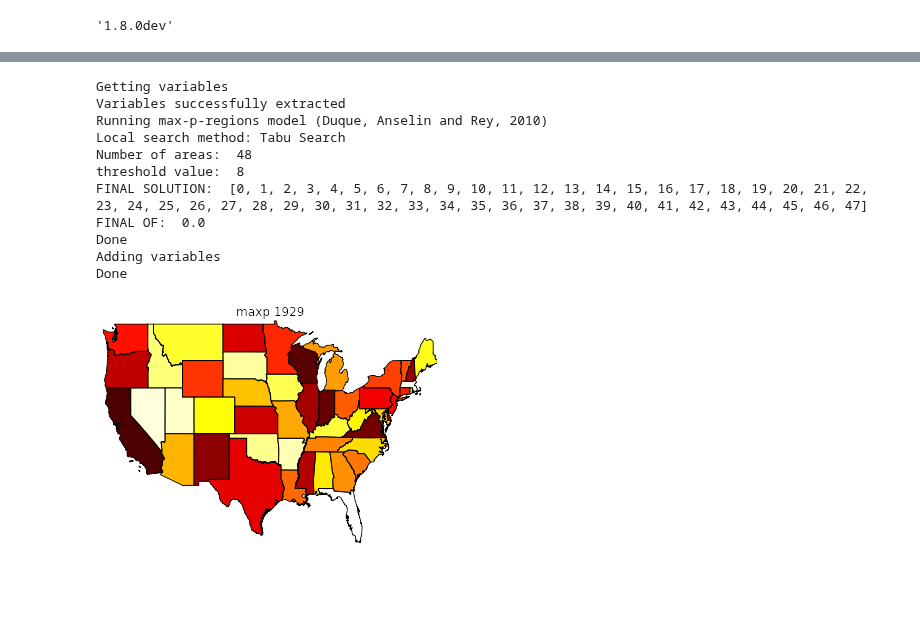
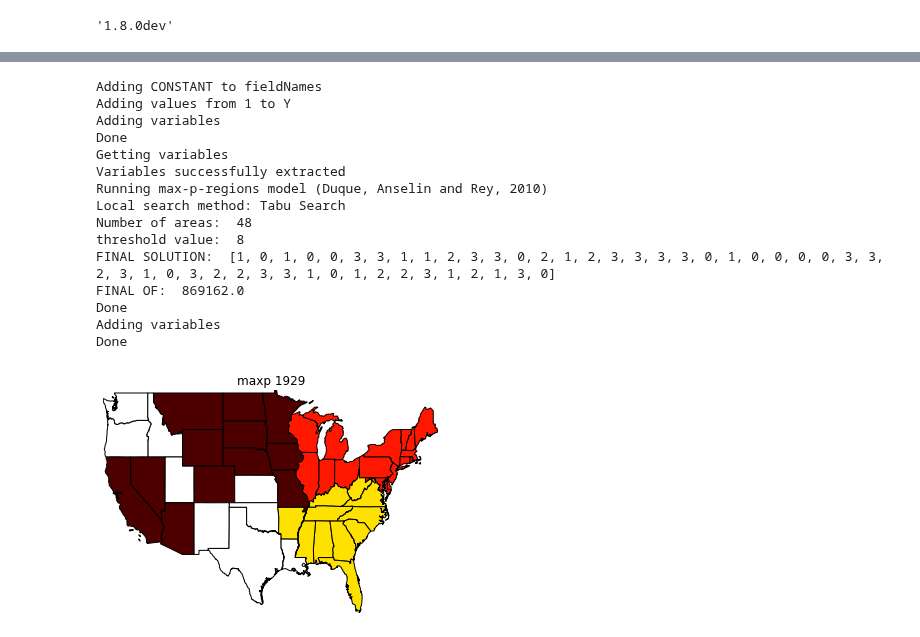
Before and after one commit to pysal/pysal, a Jupyter notebook: pysal/contrib/clusterpy/clusterpy.ipynb, the cells around one changed output, grey strips where cells are left out. Drawn from its saved outputs; the diff is of its cells as text; code cells hidden in the pictures; blank space fills up the shorter version.

```diff
--- a/pysal/contrib/clusterpy/clusterpy.ipynb
+++ b/pysal/contrib/clusterpy/clusterpy.ipynb
@@ -848,23 +850,28 @@ usy.Wrook
  46: [10, 12, 19, 20],
  47: [4, 9, 23, 24, 38, 41]}
 # %%
+usy.dataOperation("CONSTANT = 1")
 usy.cluster('maxpTabu', ['Y_1929', 'CONSTANT'], threshold=8, dissolve=0)
 regions = usy.region2areas
 regions = np.array(regions)
 maps.plot_choropleth(shp, regions[reorder], 'unique_values', title='maxp 1929')
 # %% [output]
+Adding CONSTANT to fieldNames
+Adding values from 1 to Y
+Adding variables
+Done
 Getting variables
 Variables successfully extracted
 Running max-p-regions model (Duque, Anselin and Rey, 2010)
 Local search method: Tabu Search
 Number of areas:  48
 threshold value:  8
-FINAL SOLUTION:  [0, 1, 2, 3, 4, 5, 6, 7, 8, 9, 10, 11, 12, 13, 14, 15, 16, 17, 18, 19, 20, 21, 22, 23, 24, 25, 26, 27, 28, 29, 30, 31, 32, 33, 34, 35, 36, 37, 38, 39, 40, 41, 42, 43, 44, 45, 46, 47]
-FINAL OF:  0.0
+FINAL SOLUTION:  [1, 0, 1, 0, 0, 3, 3, 1, 1, 2, 3, 3, 0, 2, 1, 2, 3, 3, 3, 3, 0, 1, 0, 0, 0, 0, 3, 3, 2, 3, 1, 0, 3, 2, 2, 3, 3, 1, 0, 1, 2, 2, 3, 1, 2, 1, 3, 0]
+FINAL OF:  869162.0
 Done
 Adding variables
 Done
-[figure, old version]
+[figure, new version]
 # %%
 from collections import Counter
 # %%
```
Also changed, not shown: parts of 29 cells of this notebook.
